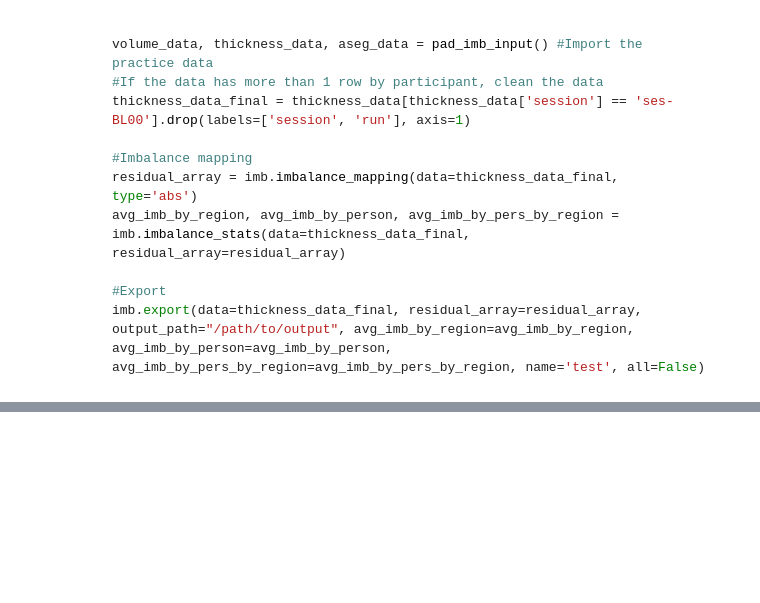
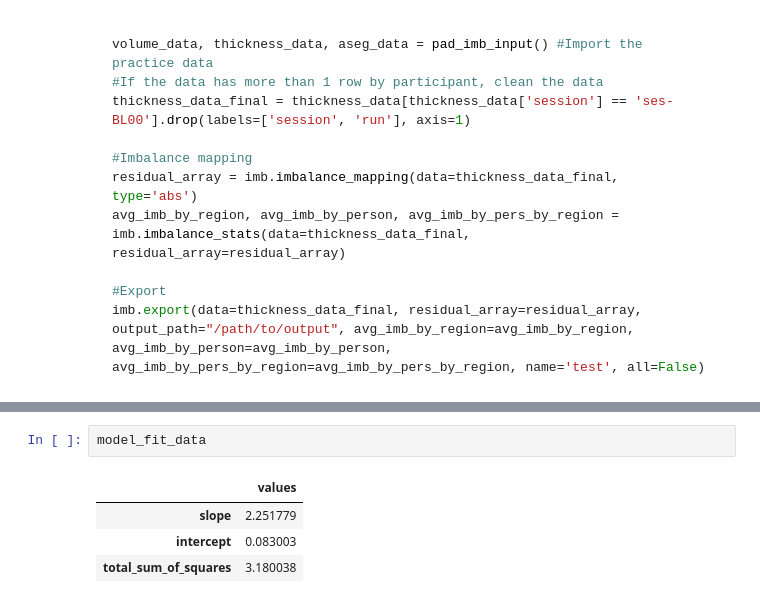
Before and after one commit to stong3/sihnpy, a Jupyter notebook: docs/4.imbalance_mapping/imb_module.ipynb, the cells around one changed output, grey strips where cells are left out. Drawn from its saved outputs; the diff is of its cells as text; blank space fills up the shorter version.

```diff
--- a/docs/4.imbalance_mapping/imb_module.ipynb
+++ b/docs/4.imbalance_mapping/imb_module.ipynb
@@ -215,0 +313,7 @@ The PCA will always return the same number of components as the number of variab
+# %%
+model_fit_data
+# %% [output]
+|  | values |
+| slope | 2.251779 |
+| intercept | 0.083003 |
+| total_sum_of_squares | 3.180038 |
```
Also changed, not shown: parts of 11 cells of this notebook, 1 other file.
